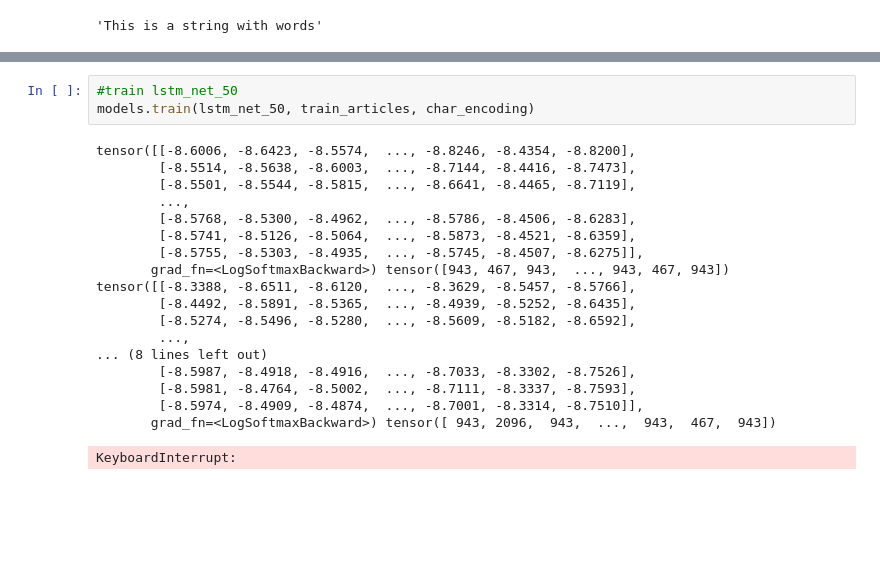
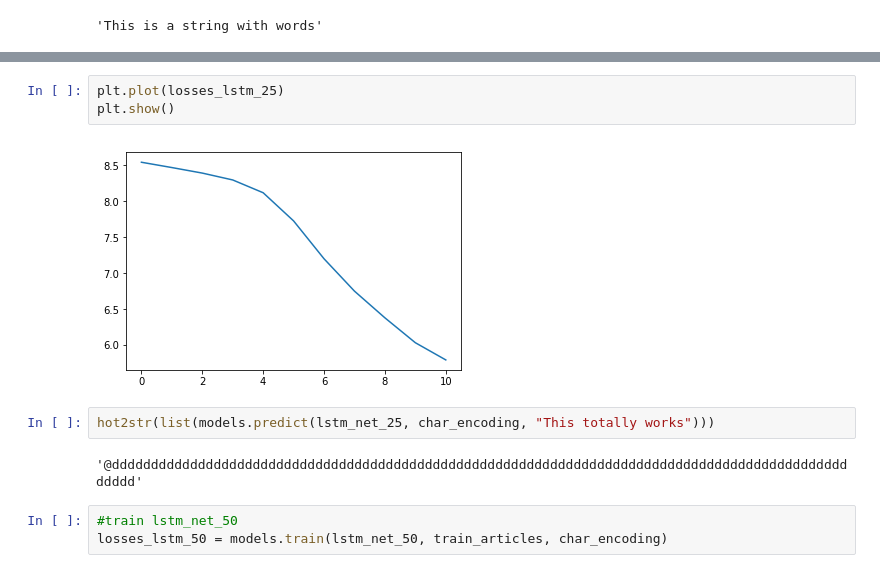
Before and after one commit to addreas/deep-project, a Jupyter notebook: Project.ipynb, the cells around one changed output, grey strips where cells are left out. Drawn from its saved outputs; the diff is of its cells as text; blank space fills up the shorter version.

```diff
--- a/Project.ipynb
+++ b/Project.ipynb
@@ -60,22 +107,12 @@ models.train(rnn_net_100, train_articles, char_encoding)
+# %%
+plt.plot(losses_lstm_25)
+plt.show()
+# %% [output]
+[figure, added]
+# %%
+hot2str(list(models.predict(lstm_net_25, char_encoding, "This totally works")))
+# %% [output]
+'@ddddddddddddddddddddddddddddddddddddddddddddddddddddddddddddddddddddddddddddddddddddddddddddddddddd'
 # %%
 #train lstm_net_50
-models.train(lstm_net_50, train_articles, char_encoding)
+losses_lstm_50 = models.train(lstm_net_50, train_articles, char_encoding)
-# %% [output]
-tensor([[-8.6006, -8.6423, -8.5574,  ..., -8.8246, -8.4354, -8.8200],
-        [-8.5514, -8.5638, -8.6003,  ..., -8.7144, -8.4416, -8.7473],
-        [-8.5501, -8.5544, -8.5815,  ..., -8.6641, -8.4465, -8.7119],
-        ...,
-        [-8.5768, -8.5300, -8.4962,  ..., -8.5786, -8.4506, -8.6283],
-        [-8.5741, -8.5126, -8.5064,  ..., -8.5873, -8.4521, -8.6359],
-        [-8.5755, -8.5303, -8.4935,  ..., -8.5745, -8.4507, -8.6275]],
-       grad_fn=<LogSoftmaxBackward>) tensor([943, 467, 943,  ..., 943, 467, 943])
-tensor([[-8.3388, -8.6511, -8.6120,  ..., -8.3629, -8.5457, -8.5766],
-        [-8.4492, -8.5891, -8.5365,  ..., -8.4939, -8.5252, -8.6435],
-        [-8.5274, -8.5496, -8.5280,  ..., -8.5609, -8.5182, -8.6592],
-        ...,
-... (8 lines left out)
-        [-8.5987, -8.4918, -8.4916,  ..., -8.7033, -8.3302, -8.7526],
-        [-8.5981, -8.4764, -8.5002,  ..., -8.7111, -8.3337, -8.7593],
-        [-8.5974, -8.4909, -8.4874,  ..., -8.7001, -8.3314, -8.7510]],
-       grad_fn=<LogSoftmaxBackward>) tensor([ 943, 2096,  943,  ...,  943,  467,  943])
-KeyboardInterrupt:
```
Also changed, not shown: parts of 17 cells of this notebook, 2 other files.
